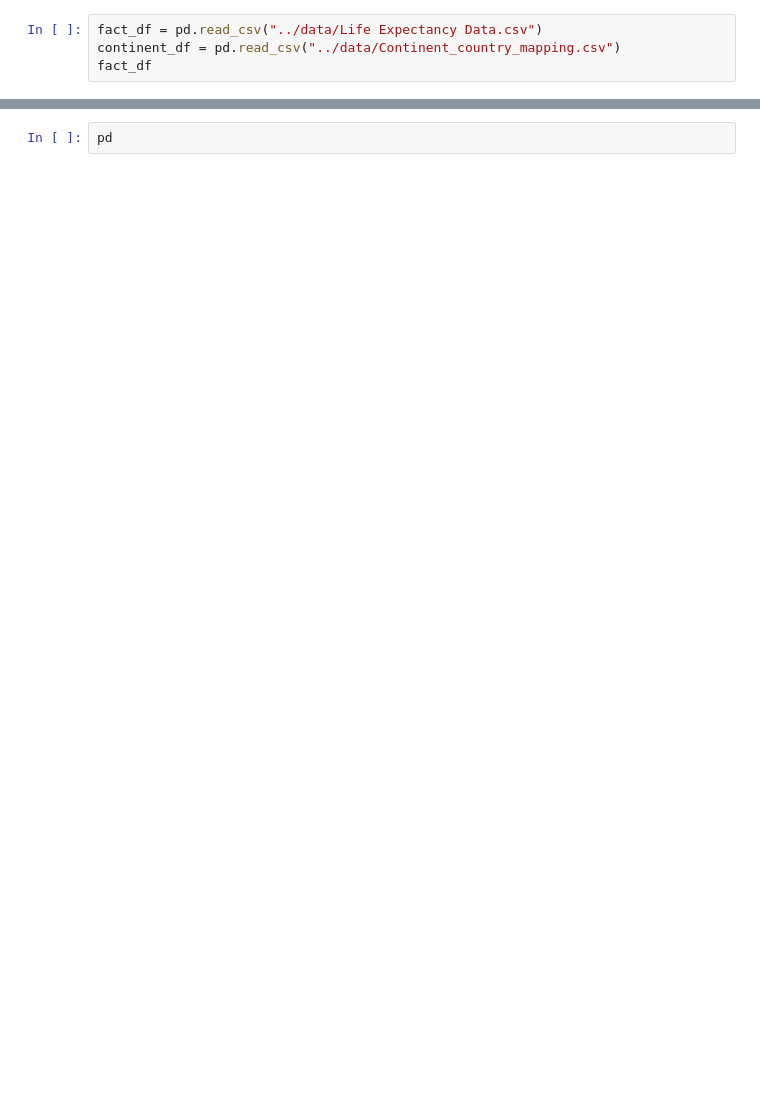
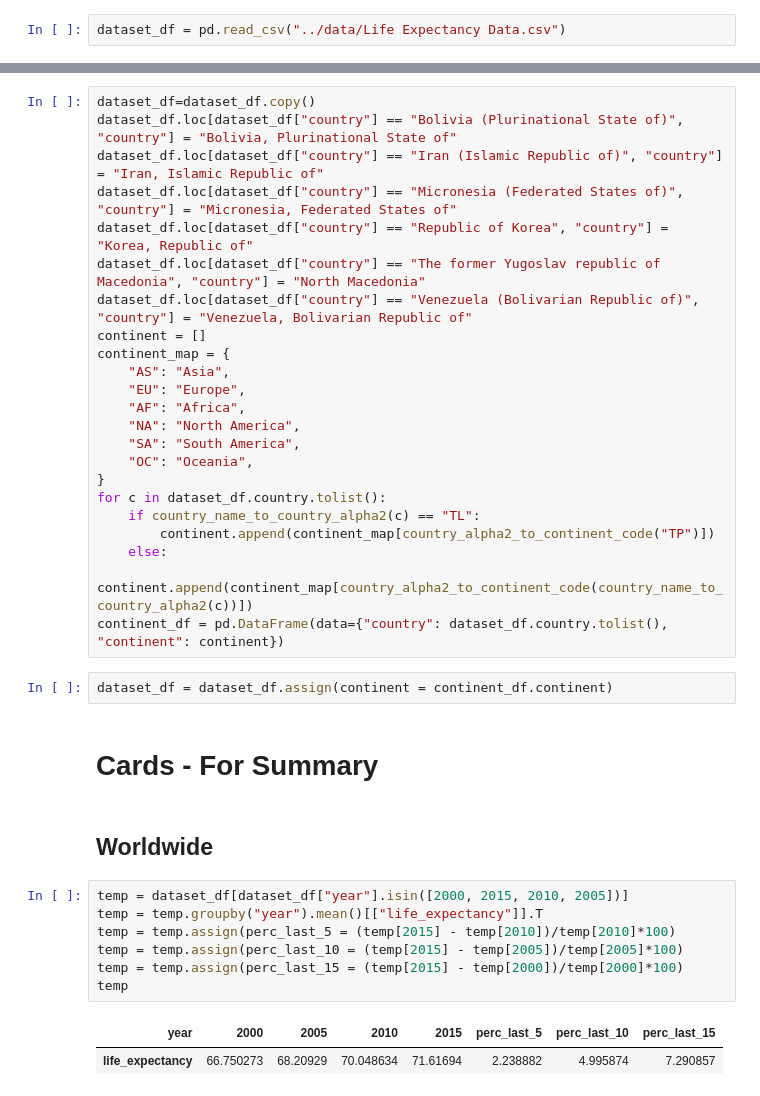
Before and after one commit to JuntingHe/dsci_532_group_04, a Jupyter notebook: report/preliminary_analysis.ipynb, the cells around one changed output, grey strips where cells are left out. Cells and saved outputs as stored; diff of their text form; blank space fills up the shorter version.

```diff
--- a/report/preliminary_analysis.ipynb
+++ b/report/preliminary_analysis.ipynb
@@ -4,4 +12,2 @@ import altair as alt
 # %%
-fact_df = pd.read_csv("../data/Life Expectancy Data.csv")
-continent_df = pd.read_csv("../data/Continent_country_mapping.csv")
-fact_df
+dataset_df = pd.read_csv("../data/Life Expectancy Data.csv")
@@ -38,2 +14,39 @@ continent_df
-# %%
-pd
+# %%
+dataset_df=dataset_df.copy()
+dataset_df.loc[dataset_df["country"] == "Bolivia (Plurinational State of)", "country"] = "Bolivia, Plurinational State of"
+dataset_df.loc[dataset_df["country"] == "Iran (Islamic Republic of)", "country"] = "Iran, Islamic Republic of"
+dataset_df.loc[dataset_df["country"] == "Micronesia (Federated States of)", "country"] = "Micronesia, Federated States of"
+dataset_df.loc[dataset_df["country"] == "Republic of Korea", "country"] = "Korea, Republic of"
+dataset_df.loc[dataset_df["country"] == "The former Yugoslav republic of Macedonia", "country"] = "North Macedonia"
+dataset_df.loc[dataset_df["country"] == "Venezuela (Bolivarian Republic of)", "country"] = "Venezuela, Bolivarian Republic of"
+continent = []
+continent_map = {
+    "AS": "Asia",
+    "EU": "Europe",
+    "AF": "Africa",
+    "NA": "North America",
+    "SA": "South America",
+    "OC": "Oceania",
+}
+for c in dataset_df.country.tolist():
+    if country_name_to_country_alpha2(c) == "TL":
+        continent.append(continent_map[country_alpha2_to_continent_code("TP")])
+    else:
+        continent.append(continent_map[country_alpha2_to_continent_code(country_name_to_country_alpha2(c))])
+continent_df = pd.DataFrame(data={"country": dataset_df.country.tolist(), "continent": continent})
+# %%
+dataset_df = dataset_df.assign(continent = continent_df.continent)
+# %% [markdown]
+# Cards - For Summary
+# %% [markdown]
+## Worldwide
+# %%
+temp = dataset_df[dataset_df["year"].isin([2000, 2015, 2010, 2005])]
+temp = temp.groupby("year").mean()[["life_expectancy"]].T
+temp = temp.assign(perc_last_5 = (temp[2015] - temp[2010])/temp[2010]*100)
+temp = temp.assign(perc_last_10 = (temp[2015] - temp[2005])/temp[2005]*100)
+temp = temp.assign(perc_last_15 = (temp[2015] - temp[2000])/temp[2000]*100)
+temp
+# %% [output]
+| year | 2000 | 2005 | 2010 | 2015 | perc_last_5 | perc_last_10 | perc_last_15 |
+| life_expectancy | 66.750273 | 68.20929 | 70.048634 | 71.61694 | 2.238882 | 4.995874 | 7.290857 |
```
Also changed, not shown: parts of 16 cells of this notebook, 2 other files.
